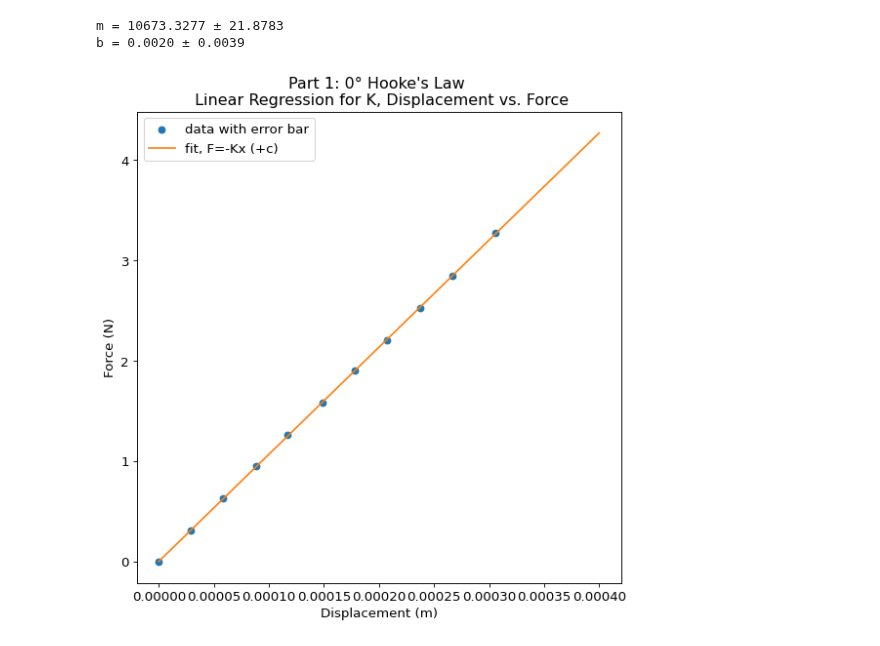
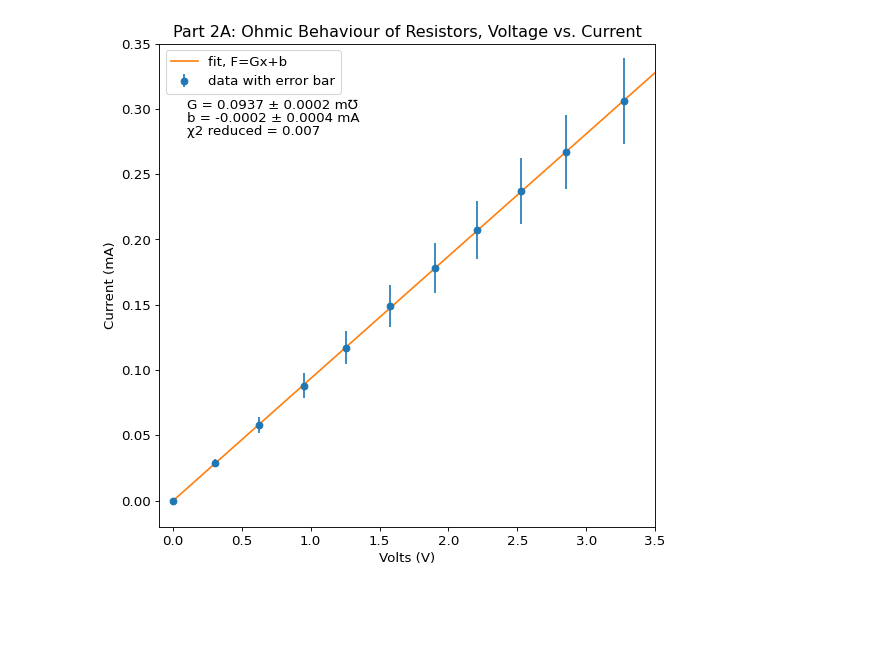
Before and after one commit to matthew-ding/physics5bl, a Jupyter notebook: Lab8/Lab8_Part2.ipynb, the cells around one changed output. Saved outputs shown, nothing was run; the diff lists cells and outputs as text; code cells hidden in the pictures; blank space fills up the shorter version.

```diff
--- a/Lab8/Lab8_Part2.ipynb
+++ b/Lab8/Lab8_Part2.ipynb
@@ -9,7 +10,8 @@ G_offset = 0.007
 
 V_resistor = np.array([0.000, 0.307, 0.628, 0.949, 1.258, 1.579, 1.900, 2.208, 2.530, 2.850, 3.275])
 A_resistor = np.array([0.007, 0.036, 0.065, 0.095, 0.124, 0.156, 0.185, 0.214, 0.244, 0.274, 0.313])
-A_resistor = 10 ** -3 * (A_resistor - G_offset)
+A_resistor = A_resistor - G_offset
+A_res_err = np.sqrt(0.001 ** 2 + (V_resistor * 0.01) ** 2)
 
 G_offset = 0.007
 
@@ -17,7 +19,8 @@ V_in_green = np.array([0.000, 0.308, 0.631, 0.953, 1.262, 1.585, 1.907, 2.214, 2
 V_out_green = np.array([0.000, 0.000, 0.000, 0.000, 0.000, 0.000, 0.000, 0.067, 0.301, 0.471, 0.658, 0.837, 0.918])
 V_green = V_in_green - V_out_green
 A_green = np.array([0.007, 0.007, 0.007, 0.007, 0.007, 0.007, 0.007, 0.070, 0.288, 0.448, 0.622, 0.789, 0.865])
-A_green = 0.001 * (A_green - G_offset)
+A_green = A_green - G_offset
+A_green_err = np.sqrt(0.001 ** 2 + (V_green * 0.01) ** 2)
 
 G_offset = 0.004
 
@@ -25,41 +28,45 @@ V_in_red = np.array([0.000, 0.308, 0.631, 0.953, 1.262, 1.365, 1.481, 1.584, 1.9
 V_out_red = np.array([0.000, 0.000, 0.000, 0.000, 0.000, 0.000, 0.000, 0.004, 0.161, 0.332, 0.514, 0.713, 0.807, 1.009, 1.105])
 V_red = V_in_red - V_out_red
 A_red = np.array([0.004, 0.004, 0.004, 0.004, 0.004, 0.005, 0.005, 0.009, 0.157, 0.318, 0.488, 0.674, 0.762, 0.951, 1.041])
-A_red = 0.001 * (A_red - G_offset)
+A_red = A_red - G_offset
+A_red_err = np.sqrt(0.001 ** 2 + (V_red * 0.01) ** 2)
 # %%
-def f_lin(x, m, c):
-    return m * x + c
+def f_lin(x, m, b):
+    return m * x + b
+
+def norm_res(predicted, observed, errors):
+    res = observed-predicted
+    return res / errors
-# %%
-# Does the fit
-lin_opt, lin_cov = opt.curve_fit(f_lin, A_resistor, V_resistor)
-
-# Best fit values
-m, b = lin_opt
-dm, db = np.sqrt(np.diag(lin_cov))
-
-print("m = %5.4f \u00b1 %5.4f" % (m, dm))
-print("b = %5.4f \u00b1 %5.4f" % (b, db))
-# %% [output]
-m = 10673.3277 ± 21.8783
-b = 0.0020 ± 0.0039
 # %%
+# Does the fit
+lin_opt, lin_cov = opt.curve_fit(f_lin, V_resistor, A_resistor)
+
+# Best fit values
+m, b = lin_opt
+dm, db = np.sqrt(np.diag(lin_cov))
+
 # Plotting data time!
 
 fig1=plt.figure(figsize=(8, 8), dpi= 80, facecolor='w', edgecolor='k')
 plt.rcParams.update({'font.size': '12'})
 
-plt.scatter(A_resistor, V_resistor, label="data with error bar")
-plt.errorbar(np.linspace(0,.0004), f_lin(np.linspace(0,.0004), m, b), label='fit, F=-Kx (+c)', color='tab:orange')
+plt.errorbar(V_resistor, A_resistor, yerr=A_res_err, label="data with error bar", fmt='o')
+plt.plot(np.linspace(0,10), f_lin(np.linspace(0,10), m, b), label='fit, F=Gx+b', color='tab:orange')
 
-plt.title("Part 1: 0° Hooke's Law \n Linear Regression for K, Displacement vs. Force")
-plt.xlabel("Displacement (m)")
-plt.ylabel("Force (N)")
+res = norm_res(f_lin(V_resistor, m, b), A_resistor, A_res_err)
+chi_sq = np.sum(res ** 2)
+red_chi_sq = chi_sq / (len(V_resistor - 2))
 
-# plt.text(.14,-.55, "k = %5.4f \u00b1 %5.4f $kg/s^2$" % (-m, dm))
-# plt.text(.14,-.7, "c = %5.4f \u00b1 %5.4f $N$" % (b, db))
-# plt.xlim(0,.257)
-# plt.ylim(-3.7,0)
+plt.title("Part 2A: Ohmic Behaviour of Resistors, Voltage vs. Current")
+plt.xlabel("Volts (V)")
+plt.ylabel("Current (mA)")
+
+plt.text(0.1,0.3, "G = %5.4f \u00b1 %5.4f m℧" % (m, dm))
+plt.text(0.1,0.29, "b = %5.4f \u00b1 %5.4f mA" % (b, db))
+plt.text(0.1,0.28, "χ2 reduced = %5.3f" % red_chi_sq)
+plt.xlim(-0.1,3.5)
+plt.ylim(-0.02,0.35)
 plt.legend()
 plt.show()
 # %% [output]
-[figure, old version]
+[figure, new version]
```
Also changed, not shown: parts of 11 cells of this notebook, 4 other files.
